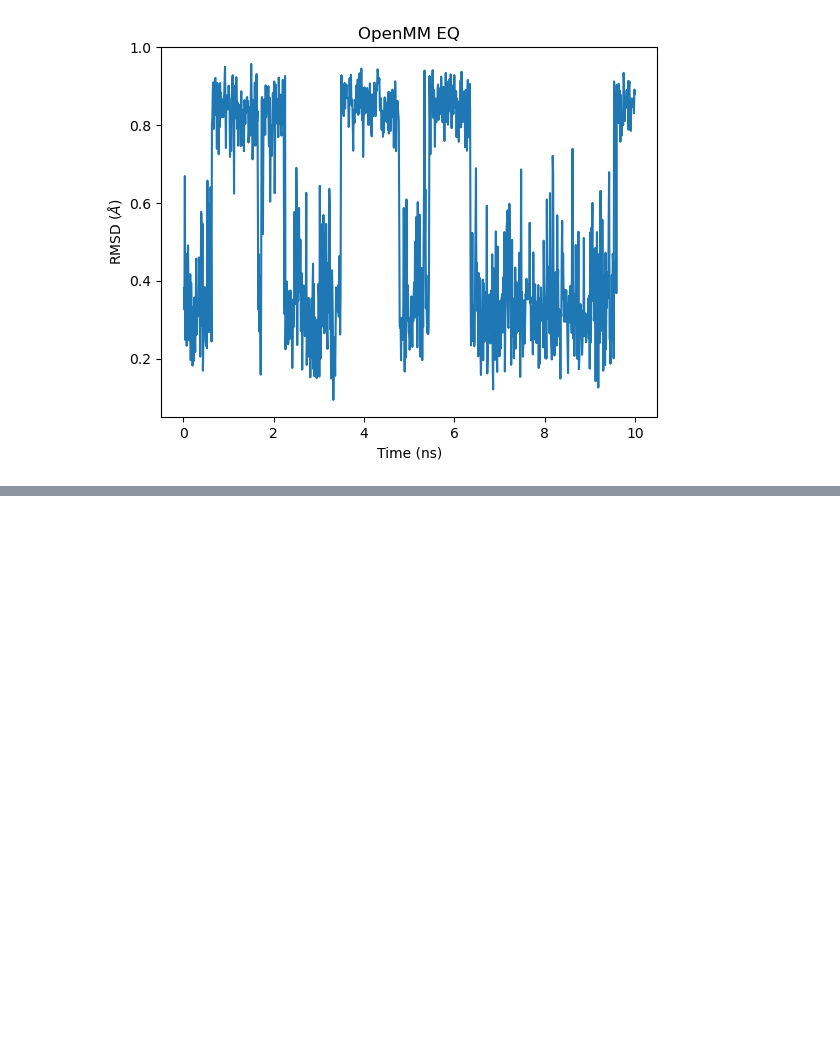
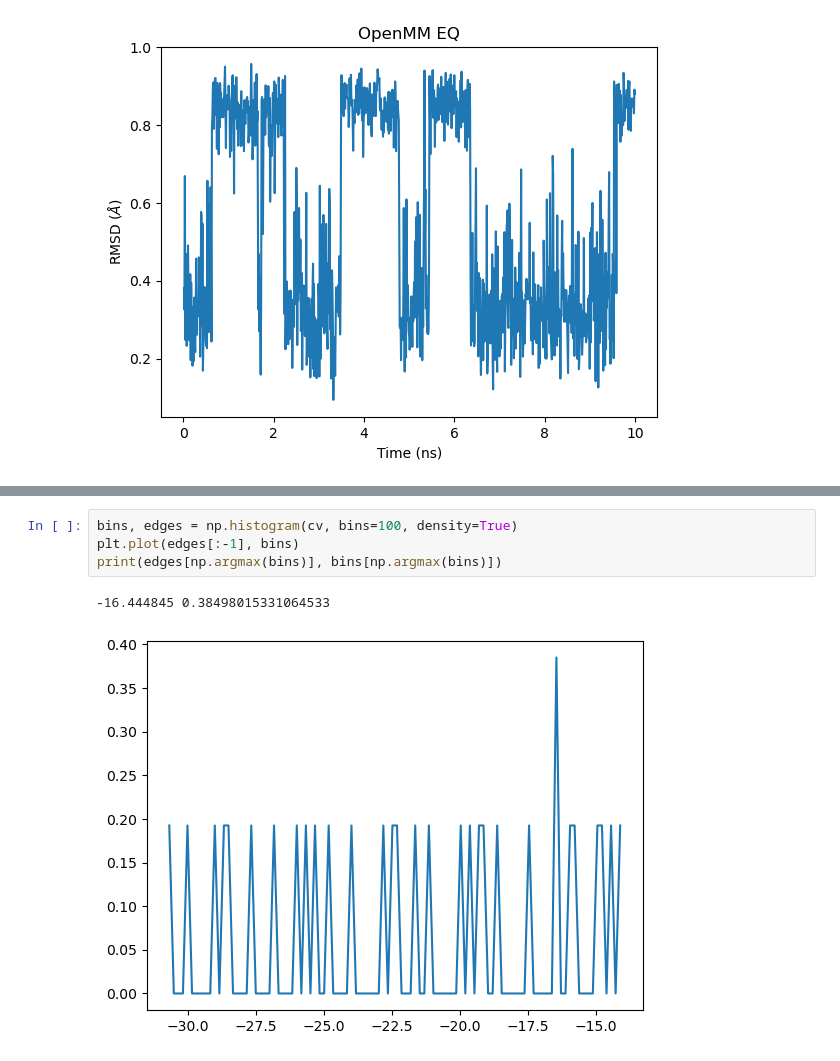
Before and after one commit to ndonyapour/BFEE2_OpenMM, a Jupyter notebook: openmm_plumed/analysis/colvars.ipynb, the cells around one changed output, grey strips where cells are left out. Saved outputs shown, nothing was run; the diff lists cells and outputs as text; blank space fills up the shorter version.

```diff
--- a/openmm_plumed/analysis/colvars.ipynb
+++ b/openmm_plumed/analysis/colvars.ipynb
@@ -54,0 +84,7 @@ fps min -0.016329
+# %%
+bins, edges = np.histogram(cv, bins=100, density=True)
+plt.plot(edges[:-1], bins)
+print(edges[np.argmax(bins)], bins[np.argmax(bins)])
+# %% [output]
+-16.444845 0.38498015331064533
+[figure, added]
```
Also changed, not shown: parts of 6 cells of this notebook, 11 other files.
